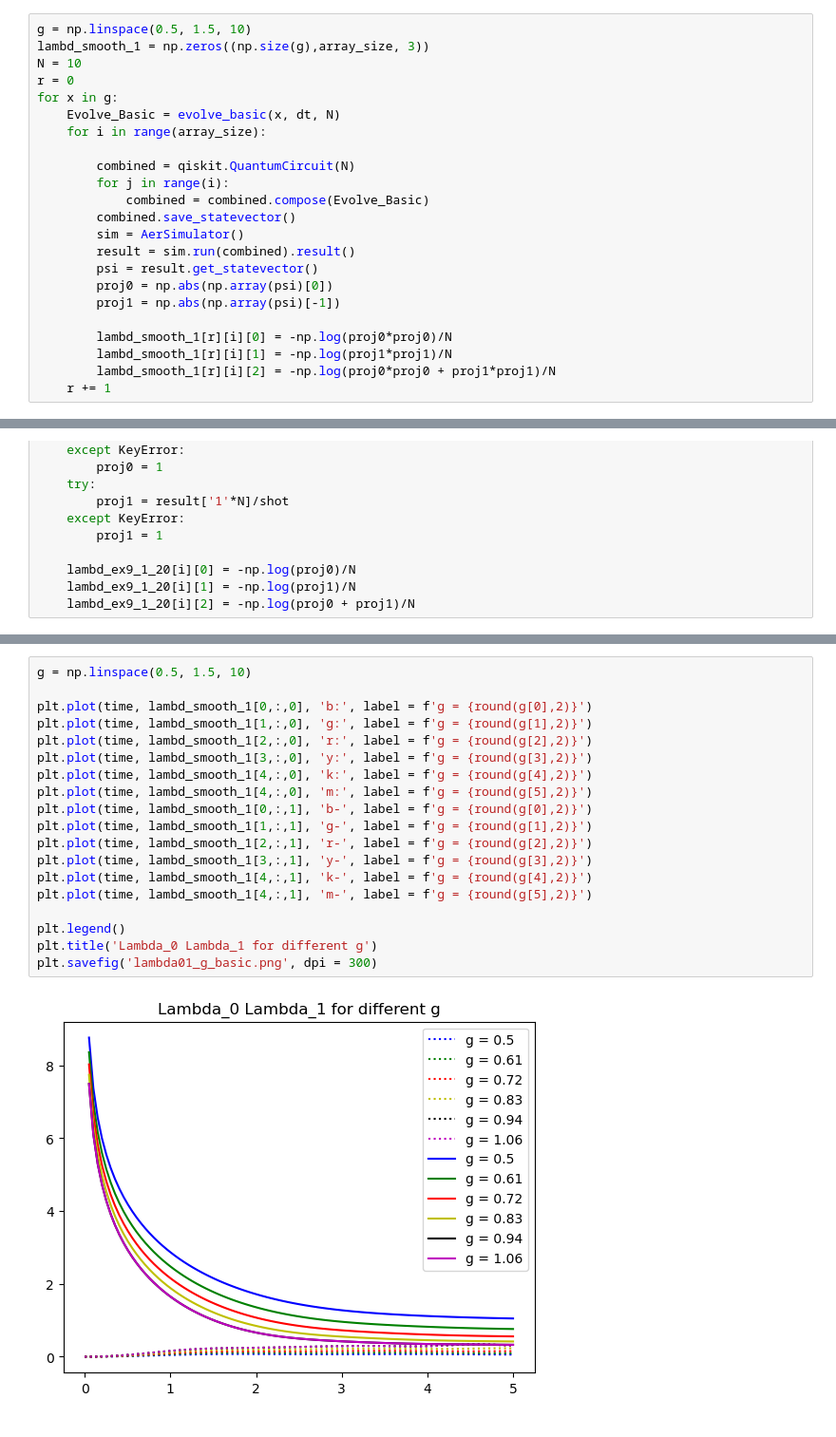
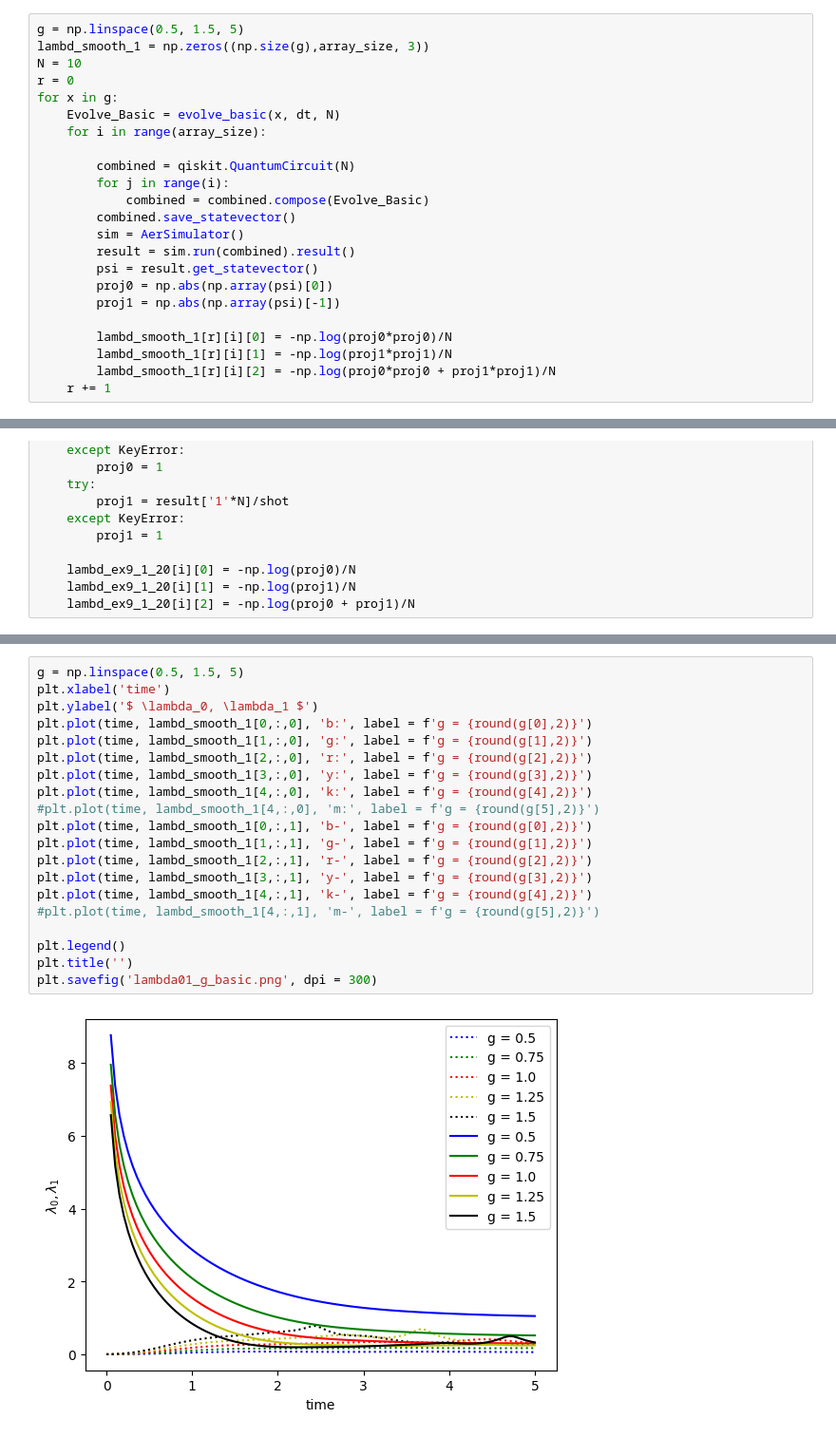
Before and after one commit to gconcheri/FoPra34, a Jupyter notebook: day2_ex6-10.ipynb, the cells around one changed output, grey strips where cells are left out. Shown at 95% size. Drawn from its saved outputs; the diff is of its cells as text.

```diff
--- a/day2_ex6-10.ipynb
+++ b/day2_ex6-10.ipynb
@@ -195,7 +256,7 @@ for x in N:
         lambd_smooth_sym[q][i][2] = -np.log(proj0*proj0 + proj1*proj1)/x
     q += 1
 # %%
-g = np.linspace(0.5, 1.5, 10)
+g = np.linspace(0.5, 1.5, 5)
 lambd_smooth_1 = np.zeros((np.size(g),array_size, 3))
 N = 10
 r = 0
@@ -439,22 +511,23 @@ plt.savefig('lambda_qubit_sym.png', dpi = 300)
 # %%
-g = np.linspace(0.5, 1.5, 10)
-
+g = np.linspace(0.5, 1.5, 5)
+plt.xlabel('time')
+plt.ylabel('$ \lambda_0, \lambda_1 $')
 plt.plot(time, lambd_smooth_1[0,:,0], 'b:', label = f'g = {round(g[0],2)}')
 plt.plot(time, lambd_smooth_1[1,:,0], 'g:', label = f'g = {round(g[1],2)}')
 plt.plot(time, lambd_smooth_1[2,:,0], 'r:', label = f'g = {round(g[2],2)}')
 plt.plot(time, lambd_smooth_1[3,:,0], 'y:', label = f'g = {round(g[3],2)}')
 plt.plot(time, lambd_smooth_1[4,:,0], 'k:', label = f'g = {round(g[4],2)}')
-plt.plot(time, lambd_smooth_1[4,:,0], 'm:', label = f'g = {round(g[5],2)}')
+#plt.plot(time, lambd_smooth_1[4,:,0], 'm:', label = f'g = {round(g[5],2)}')
 plt.plot(time, lambd_smooth_1[0,:,1], 'b-', label = f'g = {round(g[0],2)}')
 plt.plot(time, lambd_smooth_1[1,:,1], 'g-', label = f'g = {round(g[1],2)}')
 plt.plot(time, lambd_smooth_1[2,:,1], 'r-', label = f'g = {round(g[2],2)}')
 plt.plot(time, lambd_smooth_1[3,:,1], 'y-', label = f'g = {round(g[3],2)}')
 plt.plot(time, lambd_smooth_1[4,:,1], 'k-', label = f'g = {round(g[4],2)}')
-plt.plot(time, lambd_smooth_1[4,:,1], 'm-', label = f'g = {round(g[5],2)}')
+#plt.plot(time, lambd_smooth_1[4,:,1], 'm-', label = f'g = {round(g[5],2)}')
 
 plt.legend()
-plt.title('Lambda_0 Lambda_1 for different g')
+plt.title('')
 plt.savefig('lambda01_g_basic.png', dpi = 300)
 # %% [output]
-[figure, old version]
+[figure, new version]
 # %%
```
Also changed, not shown: parts of 25 cells of this notebook, 3 other files.
